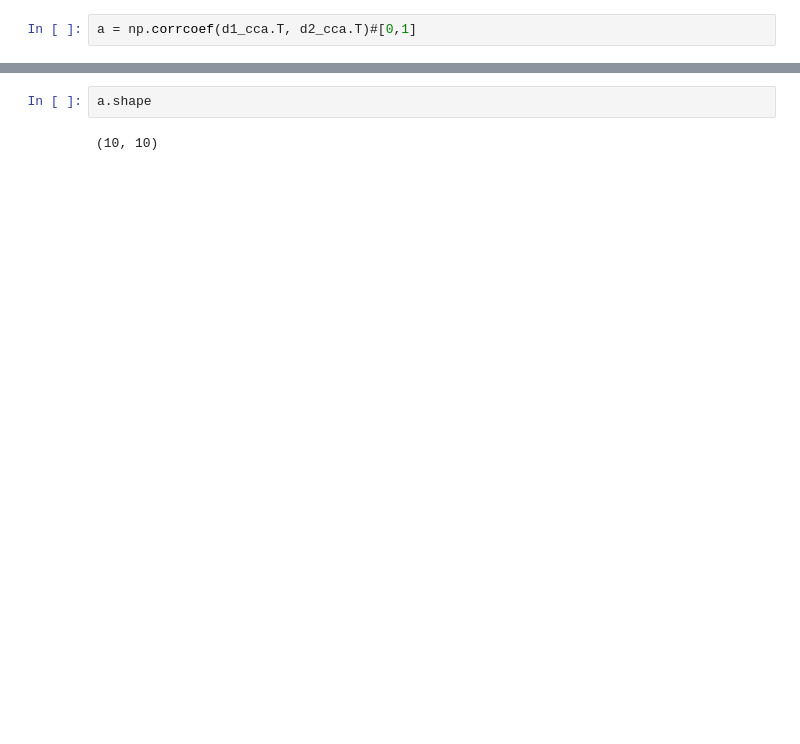
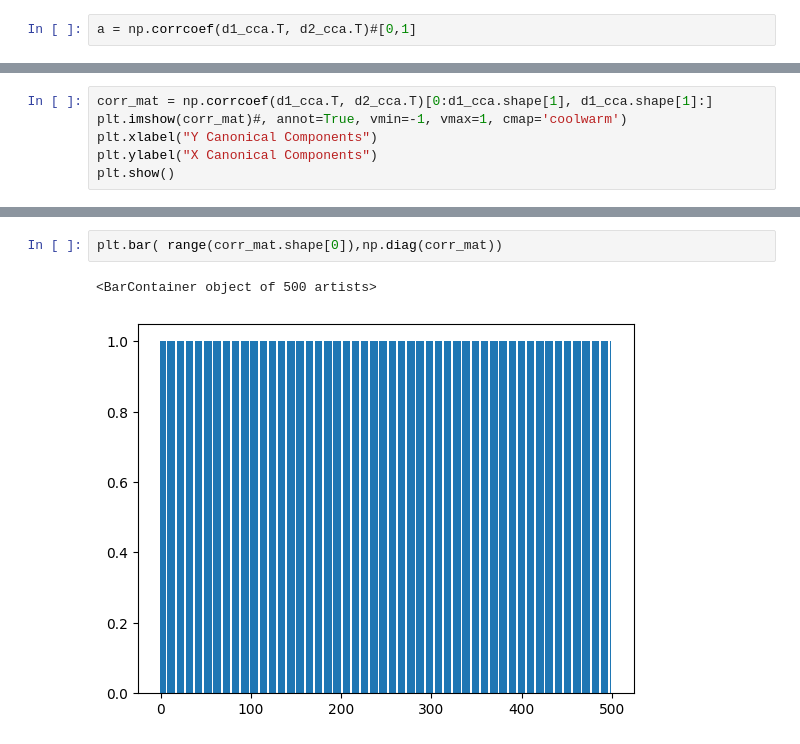
Before and after one commit to TizianoCausin01/exp_set, a Jupyter notebook: python_scripts/scripts/CCA_and_stuff.ipynb, the cells around one changed output, grey strips where cells are left out. Drawn from its saved outputs; the diff is of its cells as text; blank space fills up the shorter version.

```diff
--- a/python_scripts/scripts/CCA_and_stuff.ipynb
+++ b/python_scripts/scripts/CCA_and_stuff.ipynb
@@ -44,0 +136,6 @@ np.float64(-5.382206809626199e-16)
+# %%
+corr_mat = np.corrcoef(d1_cca.T, d2_cca.T)[0:d1_cca.shape[1], d1_cca.shape[1]:]
+plt.imshow(corr_mat)#, annot=True, vmin=-1, vmax=1, cmap='coolwarm')
+plt.xlabel("Y Canonical Components")
+plt.ylabel("X Canonical Components")
+plt.show()
@@ -45,4 +160,5 @@ np.float64(-5.382206809626199e-16)
 # %%
-a.shape
+plt.bar( range(corr_mat.shape[0]),np.diag(corr_mat))
 # %% [output]
-(10, 10)
+<BarContainer object of 500 artists>
+[figure, added]
```
Also changed, not shown: parts of 20 cells of this notebook, 3 other files.
